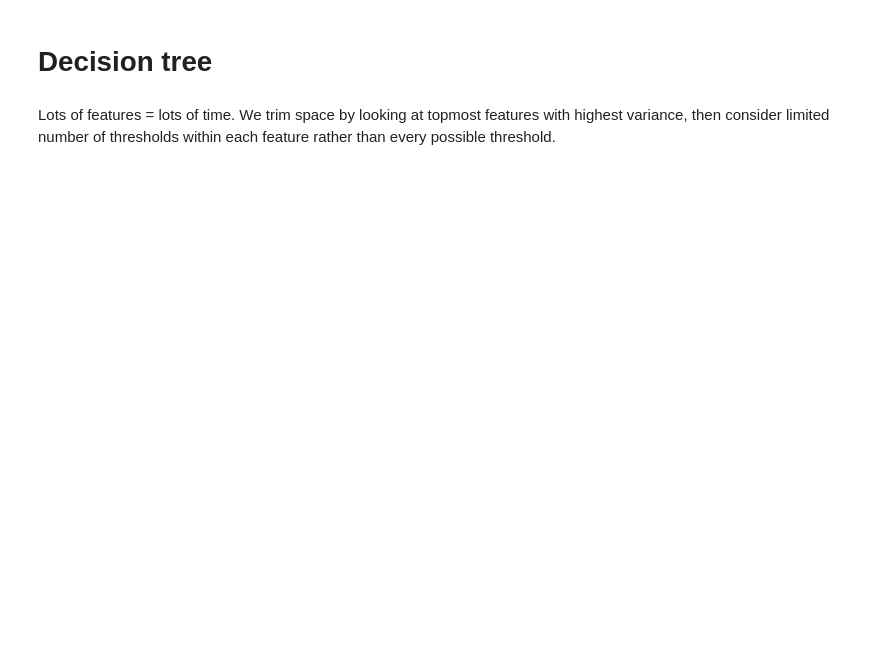
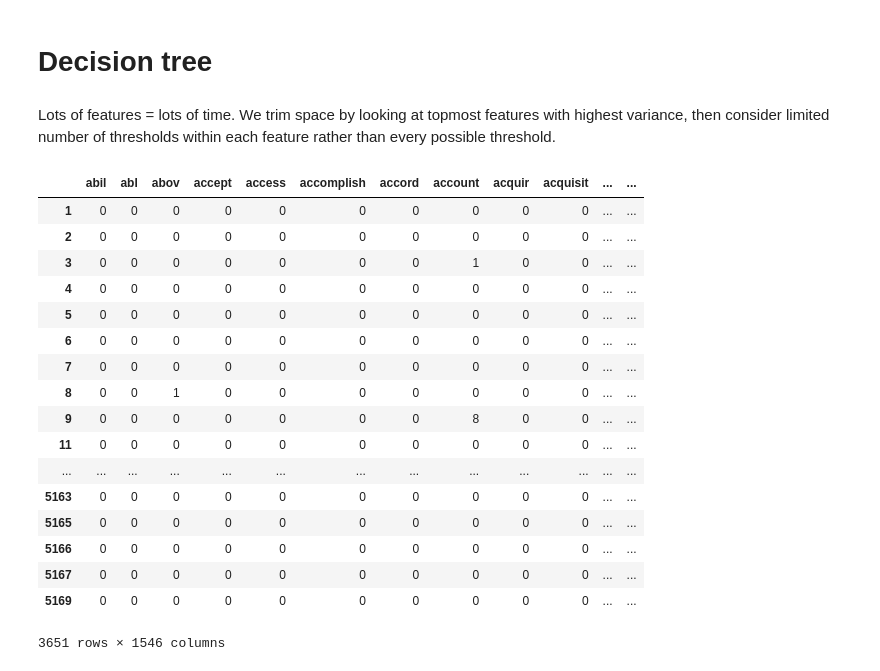
Before and after one commit to anyu0/machine-learning-2020s, a Jupyter notebook: ml_hw_1_6.ipynb, the cells around one changed output. Saved outputs shown, nothing was run; the diff lists cells and outputs as text; code cells hidden in the pictures; blank space fills up the shorter version.

```diff
--- a/ml_hw_1_6.ipynb
+++ b/ml_hw_1_6.ipynb
@@ -266,6 +324,27 @@ test_data_d = test_data.copy()
 msk = np.random.rand(len(train_data_temp)) < 0.9
 train_data_d = train_data_temp[msk]
 val = train_data_temp[~msk]
+# %%
+train_data
+# %% [output]
+|  | abil | abl | abov | accept | access | accomplish | accord | account | acquir | acquisit | ... | ... |
+| 1 | 0 | 0 | 0 | 0 | 0 | 0 | 0 | 0 | 0 | 0 | ... | ... |
+| 2 | 0 | 0 | 0 | 0 | 0 | 0 | 0 | 0 | 0 | 0 | ... | ... |
+| 3 | 0 | 0 | 0 | 0 | 0 | 0 | 0 | 1 | 0 | 0 | ... | ... |
+| 4 | 0 | 0 | 0 | 0 | 0 | 0 | 0 | 0 | 0 | 0 | ... | ... |
+| 5 | 0 | 0 | 0 | 0 | 0 | 0 | 0 | 0 | 0 | 0 | ... | ... |
+| 6 | 0 | 0 | 0 | 0 | 0 | 0 | 0 | 0 | 0 | 0 | ... | ... |
+| 7 | 0 | 0 | 0 | 0 | 0 | 0 | 0 | 0 | 0 | 0 | ... | ... |
+| 8 | 0 | 0 | 1 | 0 | 0 | 0 | 0 | 0 | 0 | 0 | ... | ... |
+| 9 | 0 | 0 | 0 | 0 | 0 | 0 | 0 | 8 | 0 | 0 | ... | ... |
+| 11 | 0 | 0 | 0 | 0 | 0 | 0 | 0 | 0 | 0 | 0 | ... | ... |
+| ... | ... | ... | ... | ... | ... | ... | ... | ... | ... | ... | ... | ... |
+| 5163 | 0 | 0 | 0 | 0 | 0 | 0 | 0 | 0 | 0 | 0 | ... | ... |
+| 5165 | 0 | 0 | 0 | 0 | 0 | 0 | 0 | 0 | 0 | 0 | ... | ... |
+| 5166 | 0 | 0 | 0 | 0 | 0 | 0 | 0 | 0 | 0 | 0 | ... | ... |
+| 5167 | 0 | 0 | 0 | 0 | 0 | 0 | 0 | 0 | 0 | 0 | ... | ... |
+| 5169 | 0 | 0 | 0 | 0 | 0 | 0 | 0 | 0 | 0 | 0 | ... | ... |
+3651 rows × 1546 columns
 # %%
 #get tree attributes
 feat_num = round(len(train_data_d.columns)*.05)
```
Also changed, not shown: parts of 16 cells of this notebook, 2 other files.
